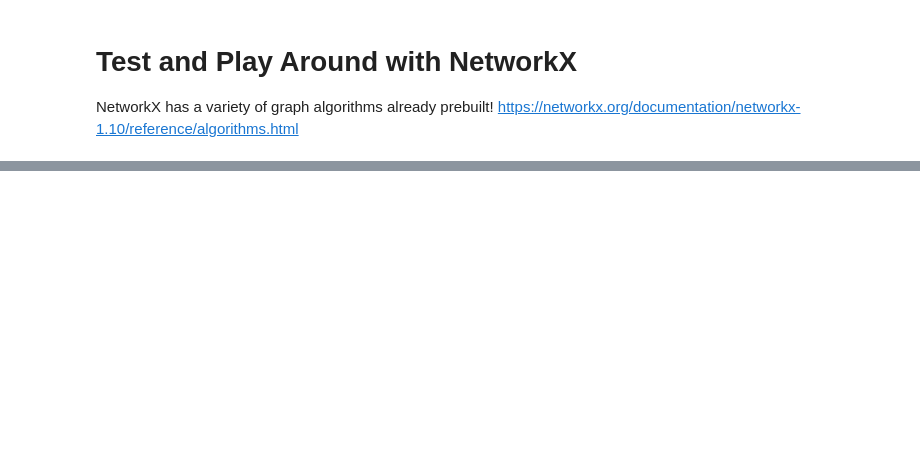
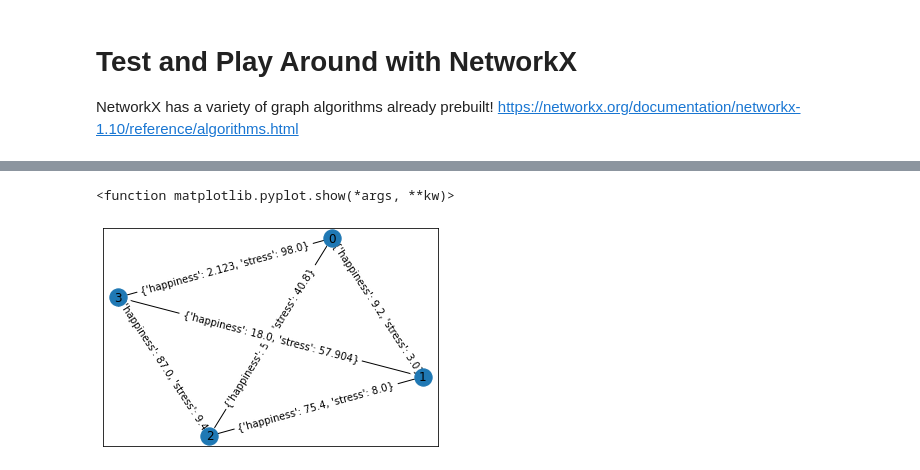
Before and after one commit to briancpark/cs170-project, a Jupyter notebook: CS 170 Project Notebook.ipynb, the cells around one changed output, grey strips where cells are left out. Cells and saved outputs as stored; diff of their text form; code cells hidden in the pictures; blank space fills up the shorter version.

```diff
--- a/CS 170 Project Notebook.ipynb
+++ b/CS 170 Project Notebook.ipynb
@@ -47,0 +102,13 @@ https://networkx.org/documentation/networkx-1.10/reference/algorithms.html
+# %%
+#https://stackoverflow.com/questions/20381460/networkx-how-to-show-node-and-edge-attributes-in-a-graph-drawing
+pos = nx.spring_layout(G)
+
+nx.draw_networkx(G, pos)
+node_labels = nx.get_node_attributes(G,'state')
+nx.draw_networkx_labels(G, pos, labels = node_labels)
+edge_labels = nx.get_edge_attributes(G,'state')
+nx.draw_networkx_edge_labels(G, pos, labels = edge_labels)
+plt.show
+# %% [output]
+<function matplotlib.pyplot.show(*args, **kw)>
+[figure, added]
```
Also changed, not shown: parts of 7 cells of this notebook.
